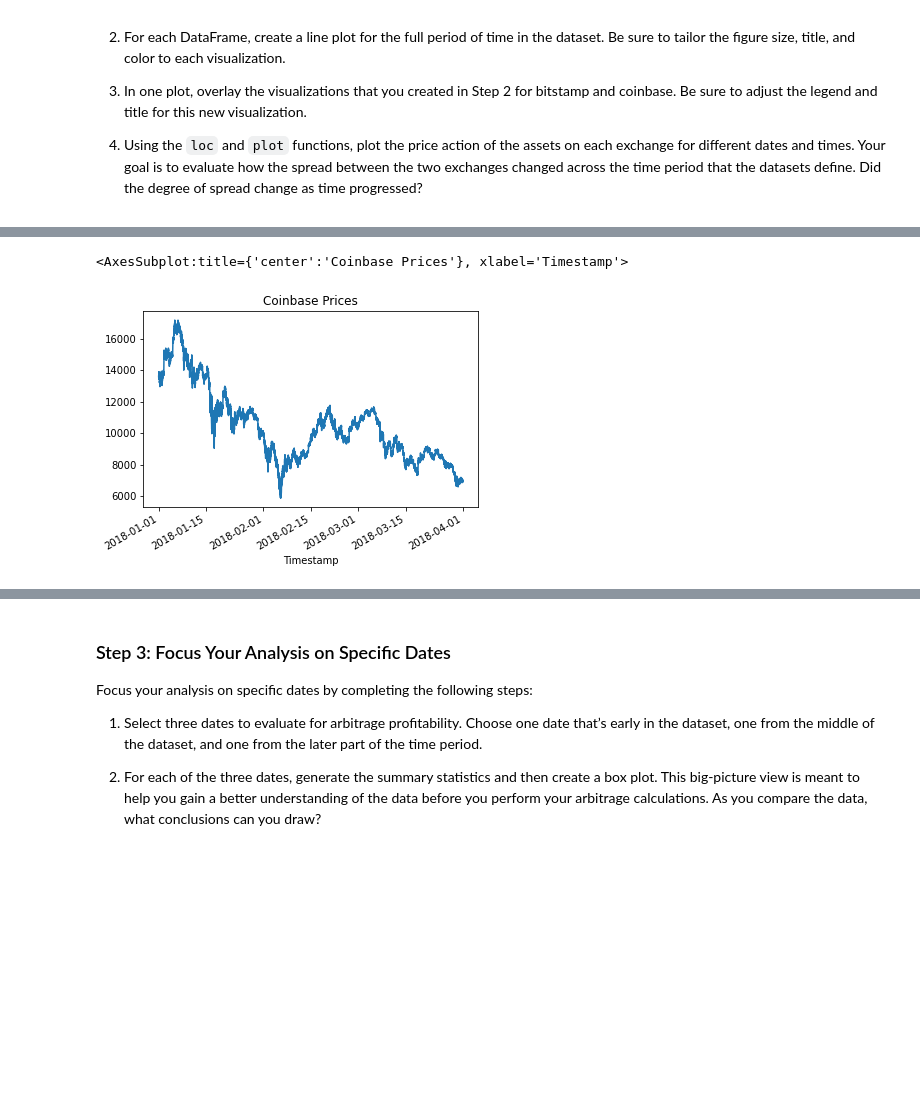
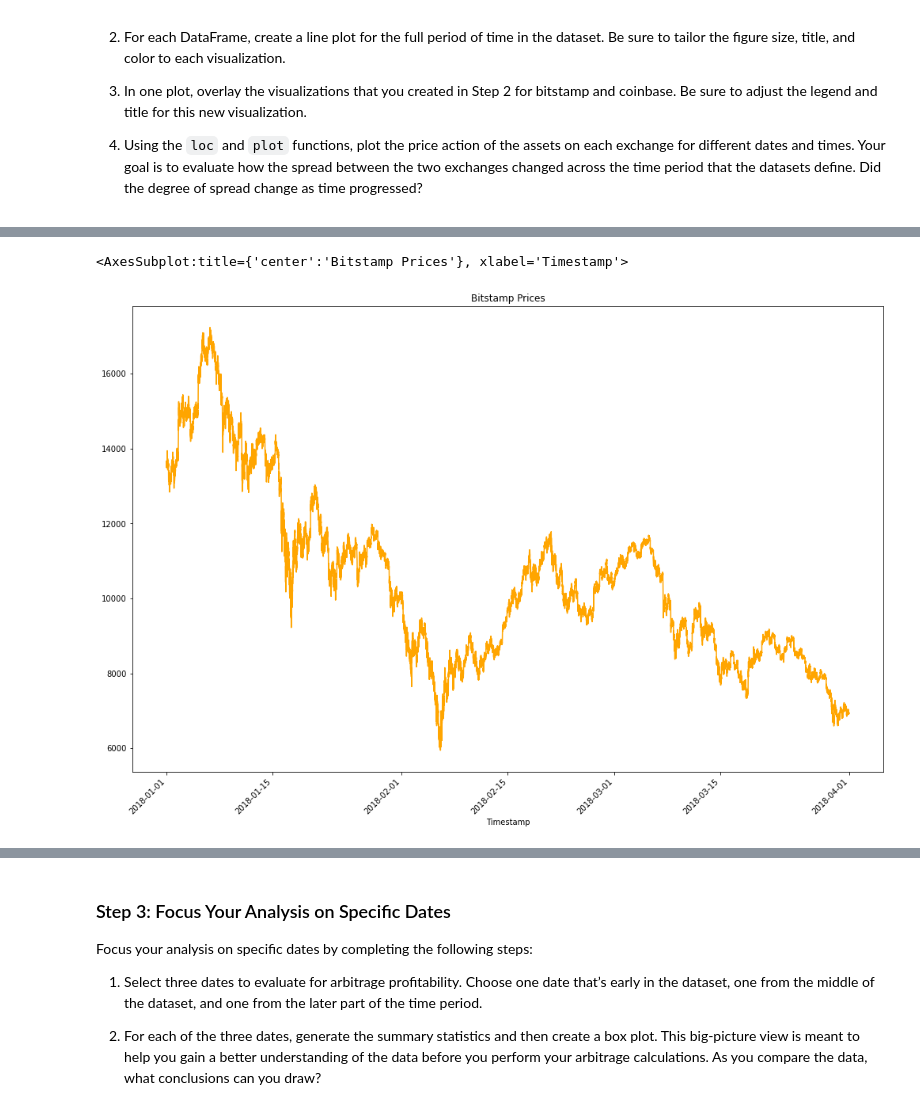
Before and after one commit to jtengsico/03-Financial-Analysis-Pandas, a Jupyter notebook: Starter_Code/crypto_arbitrage.ipynb, the cells around one changed output, grey strips where cells are left out. Cells and saved outputs as stored; diff of their text form; code cells hidden in the pictures; blank space fills up the shorter version.

```diff
--- a/Starter_Code/crypto_arbitrage.ipynb
+++ b/Starter_Code/crypto_arbitrage.ipynb
@@ -303,10 +284,11 @@ coinbase_sliced.describe()
 # %%
 # Create a line plot for the bitstamp DataFrame for the full length of time in the dataset
 # Be sure that the figure size, title, and color are tailored to each visualization
-# YOUR CODE HERE
+bitstamp_sliced.loc['2018-01-01 00:00:00':'2018-03-31 23:59:00'].plot(
+  figsize=(17,12), title="Bitstamp Prices", rot=45, color="orange", label="Timestamp")
 # %% [output]
-<AxesSubplot:title={'center':'Coinbase Prices'}, xlabel='Timestamp'>
+<AxesSubplot:title={'center':'Bitstamp Prices'}, xlabel='Timestamp'>
-[figure, old version]
+[figure, new version]
 # %%
 # Create a line plot for the coinbase DataFrame for the full length of time in the dataset
 # Be sure that the figure size, title, and color are tailored to each visualization
```
Also changed, not shown: parts of 21 cells of this notebook.
